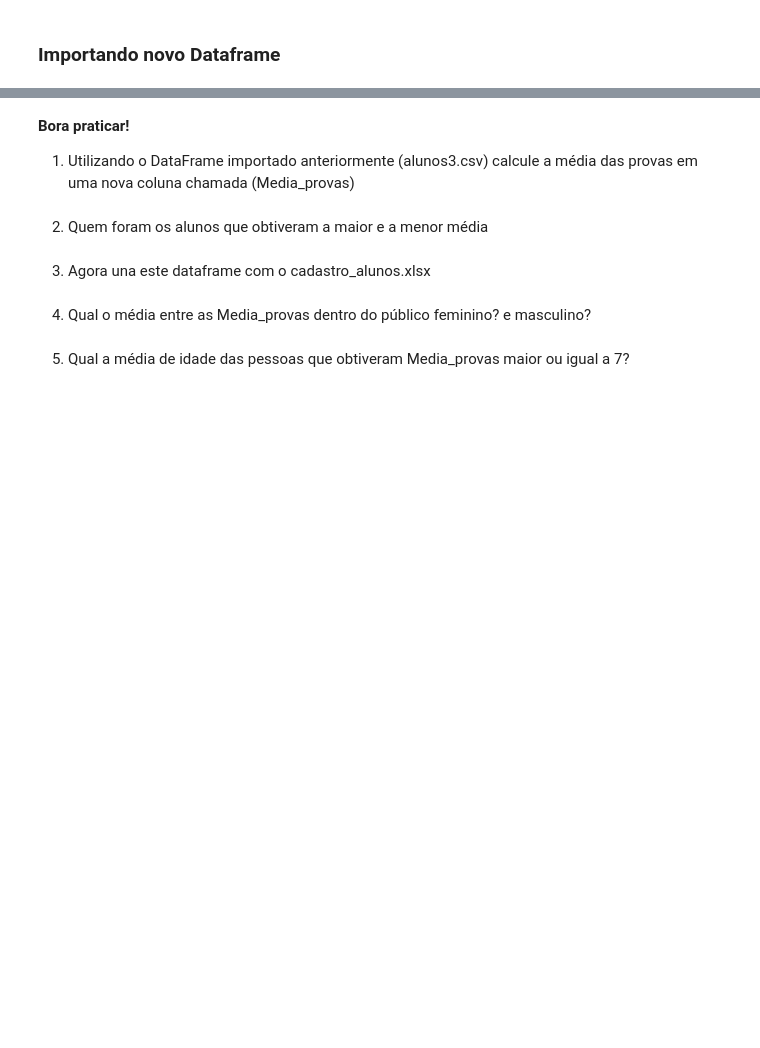
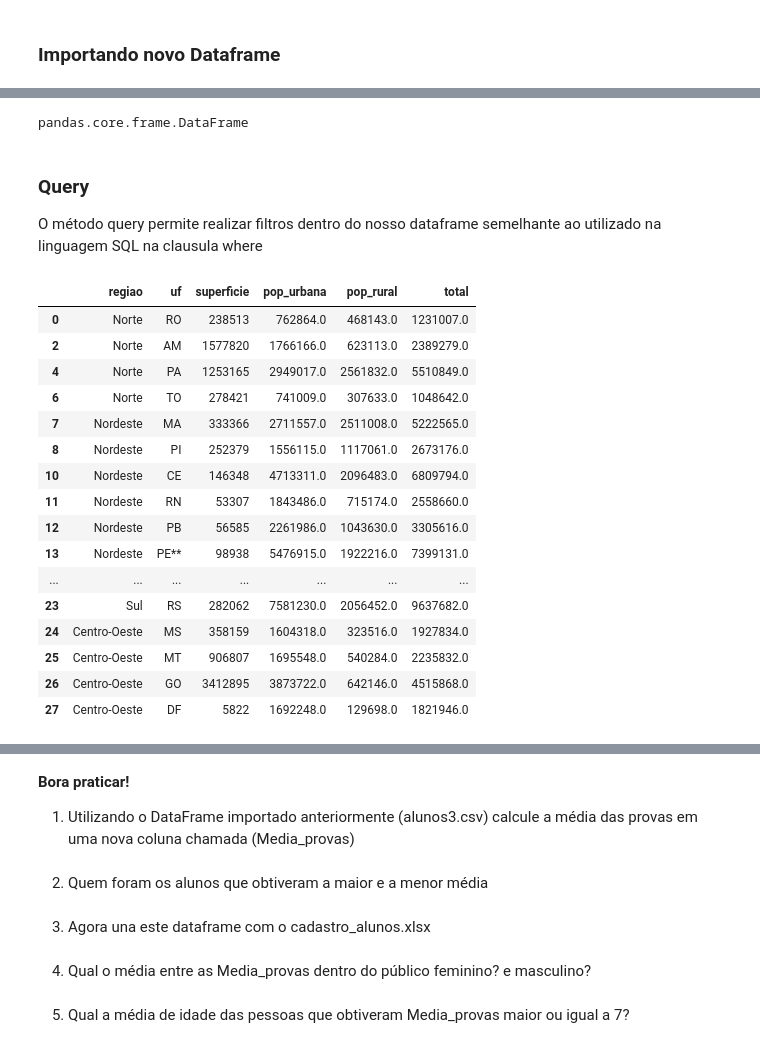
Before and after one commit to brunoissamo/tecnicas-programacao-i-suzano, a Jupyter notebook: aula04-pandas(Bruno).ipynb, the cells around one changed output, grey strips where cells are left out. Drawn from its saved outputs; the diff is of its cells as text; code cells hidden in the pictures; blank space fills up the shorter version.

```diff
--- a/aula04-pandas(Bruno).ipynb
+++ b/aula04-pandas(Bruno).ipynb
@@ -442,5 +424,4 @@ df1
 # %% [markdown]
 ## Exploração de dados: Estatísticas
 # %%
-df = pd.read_table('./dados/dados_parciais.txt', sep=';', decimal=',')
-df
+df = pd.read_table('dados_parciais.txt', sep=';', decimal=',')
@@ -552,0 +642,29 @@ df2 = df.loc[~df.uf.isin(['Ilhas***', 'Litígio*'])].copy()
+# %%
+type(df[['uf']])
+# %% [output]
+pandas.core.frame.DataFrame
+# %% [markdown]
+### Query
+
+O método query permite realizar filtros dentro do nosso dataframe semelhante ao utilizado na linguagem SQL na clausula where
+# %%
+# quero saber quais cidades tem população urbana > 500000
+df.query('pop_urbana > 500000')
+# %% [output]
+|  | regiao | uf | superficie | pop_urbana | pop_rural | total |
+| 0 | Norte | RO | 238513 | 762864.0 | 468143.0 | 1231007.0 |
+| 2 | Norte | AM | 1577820 | 1766166.0 | 623113.0 | 2389279.0 |
+| 4 | Norte | PA | 1253165 | 2949017.0 | 2561832.0 | 5510849.0 |
+| 6 | Norte | TO | 278421 | 741009.0 | 307633.0 | 1048642.0 |
+| 7 | Nordeste | MA | 333366 | 2711557.0 | 2511008.0 | 5222565.0 |
+| 8 | Nordeste | PI | 252379 | 1556115.0 | 1117061.0 | 2673176.0 |
+| 10 | Nordeste | CE | 146348 | 4713311.0 | 2096483.0 | 6809794.0 |
+| 11 | Nordeste | RN | 53307 | 1843486.0 | 715174.0 | 2558660.0 |
+| 12 | Nordeste | PB | 56585 | 2261986.0 | 1043630.0 | 3305616.0 |
+| 13 | Nordeste | PE** | 98938 | 5476915.0 | 1922216.0 | 7399131.0 |
+| ... | ... | ... | ... | ... | ... | ... |
+| 23 | Sul | RS | 282062 | 7581230.0 | 2056452.0 | 9637682.0 |
+| 24 | Centro-Oeste | MS | 358159 | 1604318.0 | 323516.0 | 1927834.0 |
+| 25 | Centro-Oeste | MT | 906807 | 1695548.0 | 540284.0 | 2235832.0 |
+| 26 | Centro-Oeste | GO | 3412895 | 3873722.0 | 642146.0 | 4515868.0 |
+| 27 | Centro-Oeste | DF | 5822 | 1692248.0 | 129698.0 | 1821946.0 |
```
Also changed, not shown: parts of 69 cells of this notebook.
